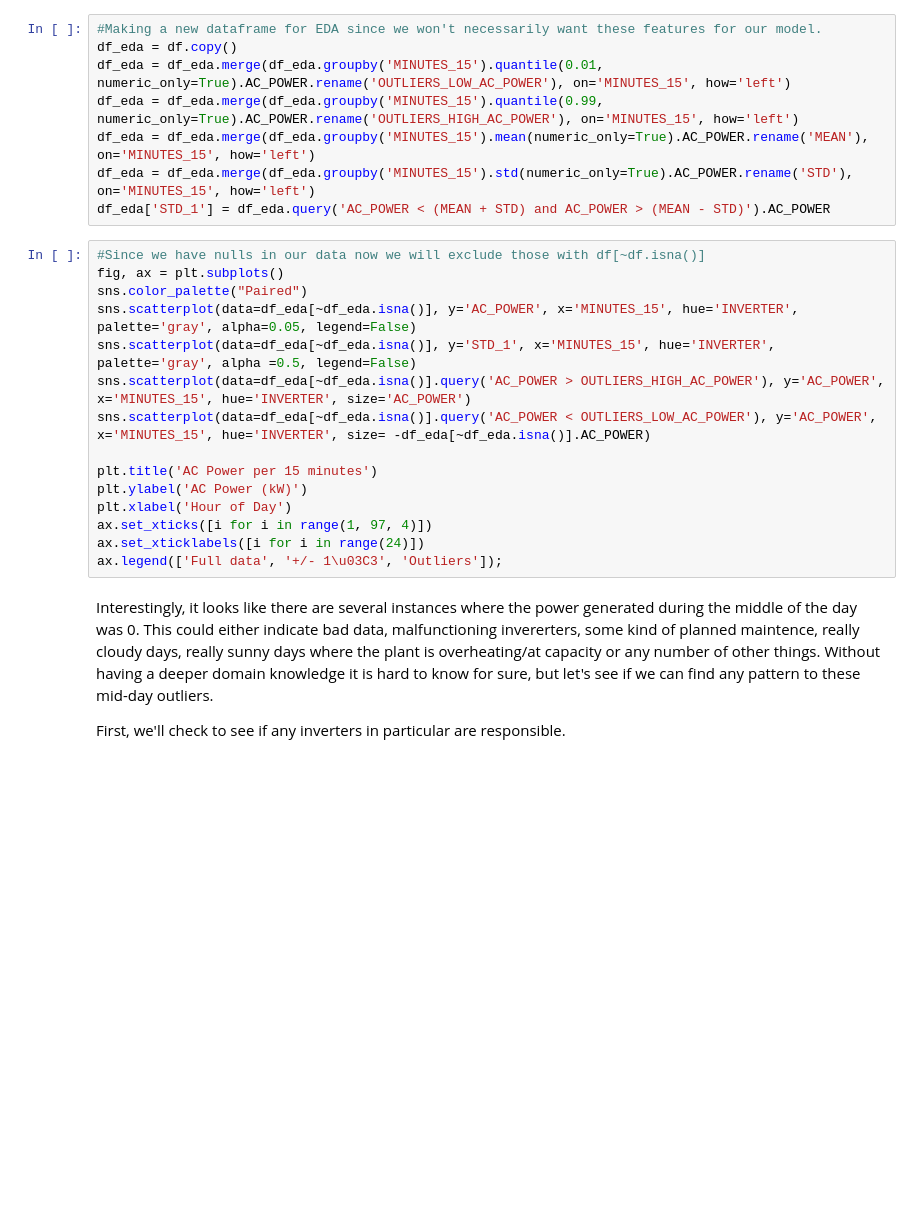
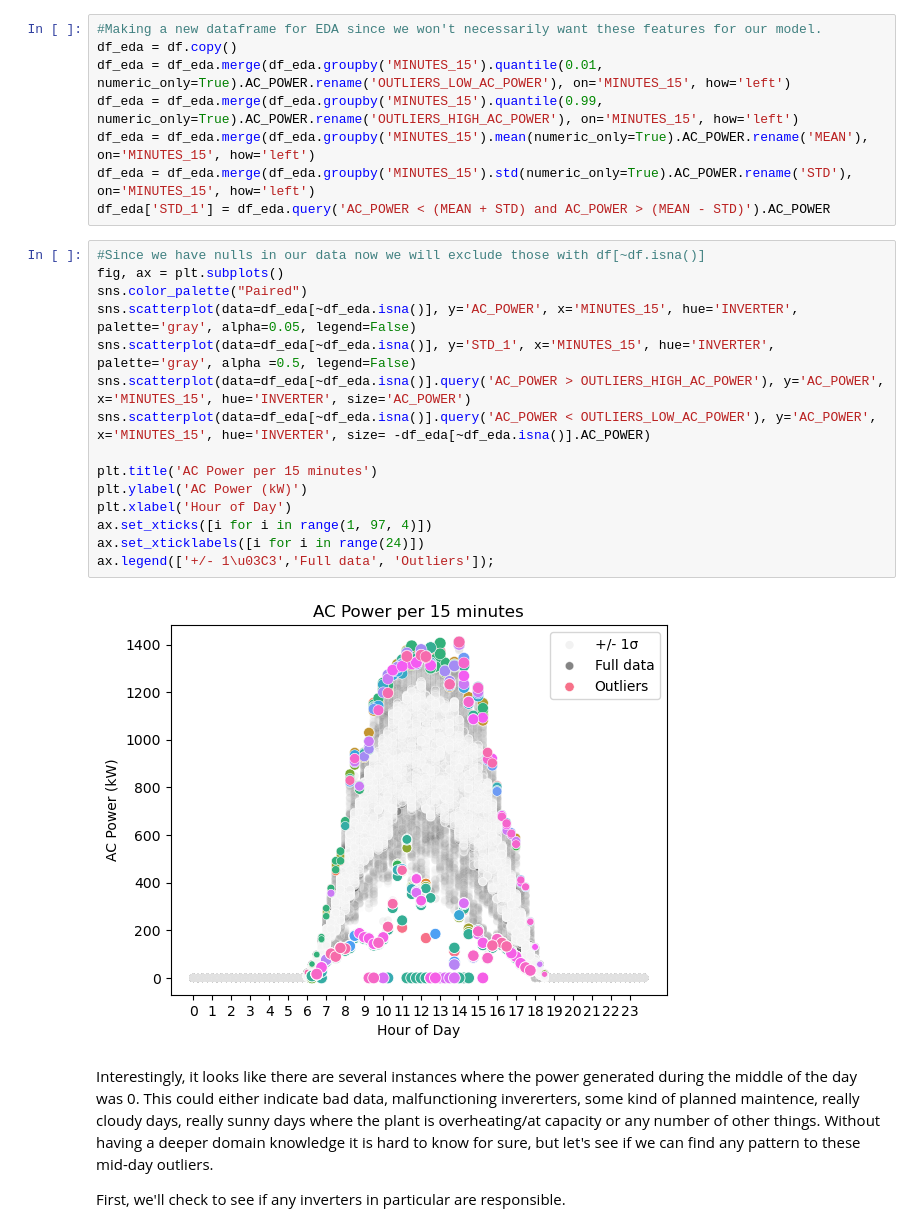
Before and after one commit to joshmdata/data-science-projects, a Jupyter notebook: forecasting-solar-power-xgboost-vs-rnn-lstm.ipynb, the cells around one changed output. Saved outputs shown, nothing was run; the diff lists cells and outputs as text; blank space fills up the shorter version.

```diff
--- a/forecasting-solar-power-xgboost-vs-rnn-lstm.ipynb
+++ b/forecasting-solar-power-xgboost-vs-rnn-lstm.ipynb
@@ -186,18 +350,20 @@ df_eda['STD_1'] = df_eda.query('AC_POWER < (MEAN + STD) and AC_POWER > (MEAN - S
 # %%
 #Since we have nulls in our data now we will exclude those with df[~df.isna()]
 fig, ax = plt.subplots()
 sns.color_palette("Paired")
 sns.scatterplot(data=df_eda[~df_eda.isna()], y='AC_POWER', x='MINUTES_15', hue='INVERTER', palette='gray', alpha=0.05, legend=False)
 sns.scatterplot(data=df_eda[~df_eda.isna()], y='STD_1', x='MINUTES_15', hue='INVERTER', palette='gray', alpha =0.5, legend=False)
 sns.scatterplot(data=df_eda[~df_eda.isna()].query('AC_POWER > OUTLIERS_HIGH_AC_POWER'), y='AC_POWER', x='MINUTES_15', hue='INVERTER', size='AC_POWER')
 sns.scatterplot(data=df_eda[~df_eda.isna()].query('AC_POWER < OUTLIERS_LOW_AC_POWER'), y='AC_POWER', x='MINUTES_15', hue='INVERTER', size= -df_eda[~df_eda.isna()].AC_POWER)
 
 plt.title('AC Power per 15 minutes')
 plt.ylabel('AC Power (kW)')
 plt.xlabel('Hour of Day')
 ax.set_xticks([i for i in range(1, 97, 4)])
 ax.set_xticklabels([i for i in range(24)])
-ax.legend(['Full data', '+/- 1\u03C3', 'Outliers']);
+ax.legend(['+/- 1\u03C3','Full data', 'Outliers']);
+# %% [output]
+[figure, added]
 # %% [markdown]
 Interestingly, it looks like there are several instances where the power generated during the middle of the day was 0. This could either indicate bad data, malfunctioning invererters, some kind of planned maintence, really cloudy days, really sunny days where the plant is overheating/at capacity or any number of other things. Without having a deeper domain knowledge it is hard to know for sure, but let's see if we can find any pattern to these mid-day outliers.
 
```
Also changed, not shown: parts of 102 cells of this notebook.
